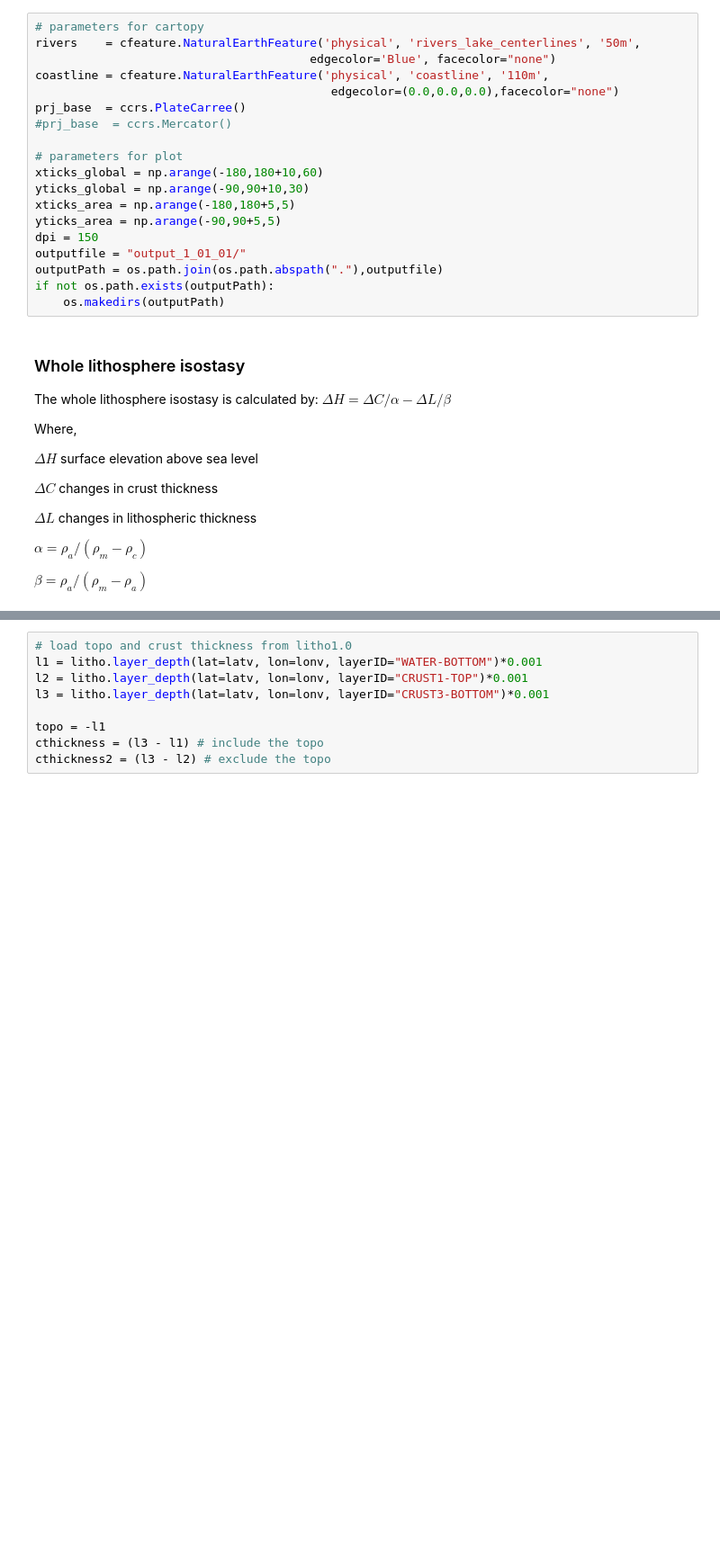
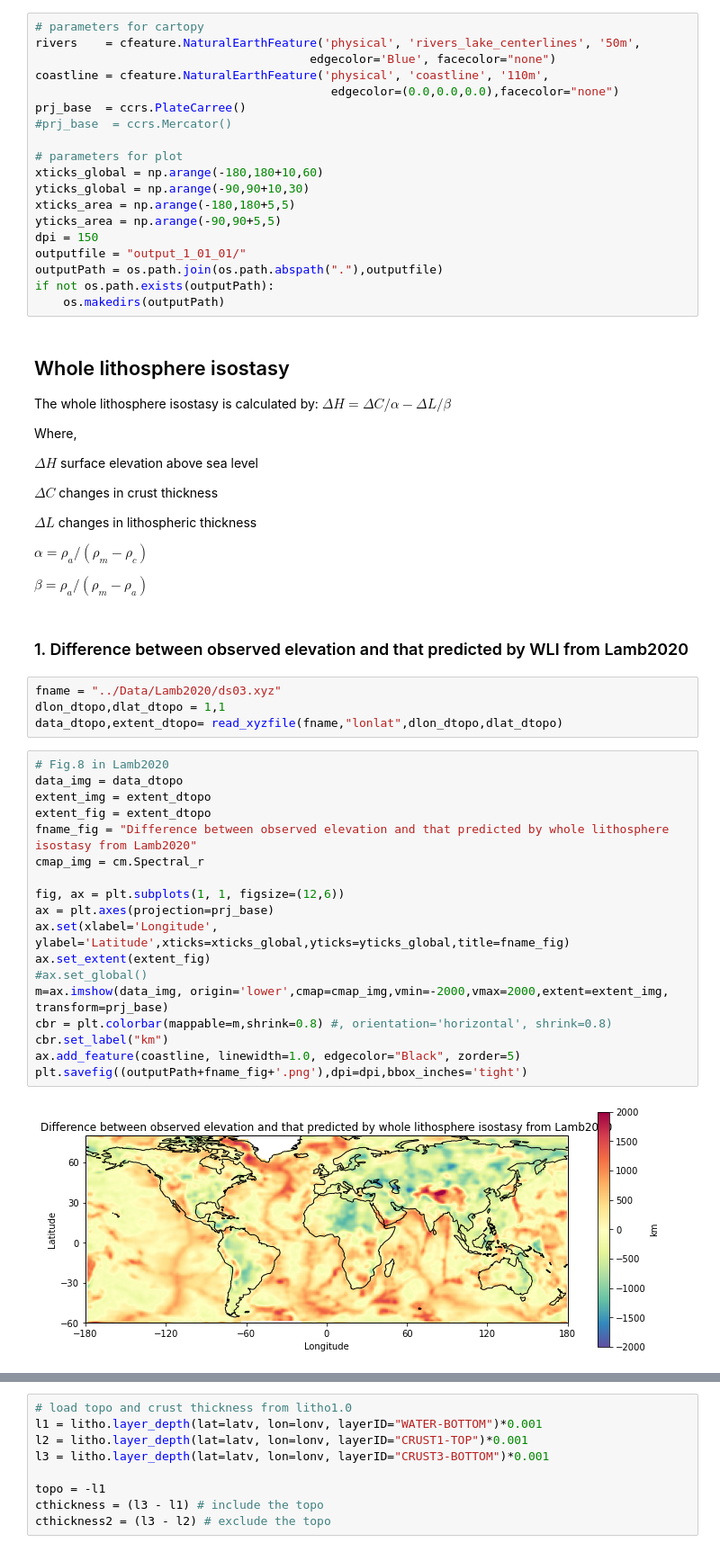
Before and after one commit to NengLu/Isostasy, a Jupyter notebook: Notebooks/1_01_01_Lamb2020_WLI.ipynb, the cells around one changed output, grey strips where cells are left out. Shown at 90% size. Cells and saved outputs as stored; diff of their text form; blank space fills up the shorter version.

```diff
--- a/Notebooks/1_01_01_Lamb2020_WLI.ipynb
+++ b/Notebooks/1_01_01_Lamb2020_WLI.ipynb
@@ -46,7 +65,7 @@ outputPath = os.path.join(os.path.abspath("."),outputfile)
 if not os.path.exists(outputPath):
     os.makedirs(outputPath)
 # %% [markdown]
-### Whole lithosphere isostasy
+## Whole lithosphere isostasy
 
 The whole lithosphere isostasy is calculated by:
 $\Delta H = \Delta C/ \alpha - \Delta L /\beta$
@@ -62,3 +81,29 @@ $\Delta L$ changes in lithospheric thickness
 $\alpha = \rho_a/(\rho_m-\rho_c)$
 
 $\beta  = \rho_a/(\rho_m-\rho_a)$
+# %% [markdown]
+### 1. Difference between observed elevation and that predicted by WLI from Lamb2020
+# %%
+fname = "../Data/Lamb2020/ds03.xyz"
+dlon_dtopo,dlat_dtopo = 1,1
+data_dtopo,extent_dtopo= read_xyzfile(fname,"lonlat",dlon_dtopo,dlat_dtopo)
+# %%
+# Fig.8 in Lamb2020
+data_img = data_dtopo
+extent_img = extent_dtopo
+extent_fig = extent_dtopo
+fname_fig = "Difference between observed elevation and that predicted by whole lithosphere isostasy from Lamb2020"
+cmap_img = cm.Spectral_r
+
+fig, ax = plt.subplots(1, 1, figsize=(12,6))
+ax = plt.axes(projection=prj_base)
+ax.set(xlabel='Longitude', ylabel='Latitude',xticks=xticks_global,yticks=yticks_global,title=fname_fig)
+ax.set_extent(extent_fig)
+#ax.set_global()
+m=ax.imshow(data_img, origin='lower',cmap=cmap_img,vmin=-2000,vmax=2000,extent=extent_img, transform=prj_base)
+cbr = plt.colorbar(mappable=m,shrink=0.8) #, orientation='horizontal', shrink=0.8)
+cbr.set_label("km")
+ax.add_feature(coastline, linewidth=1.0, edgecolor="Black", zorder=5)
+plt.savefig((outputPath+fname_fig+'.png'),dpi=dpi,bbox_inches='tight')
+# %% [output]
+[figure, added]
```
Also changed, not shown: parts of 32 cells of this notebook, 32 other files.
